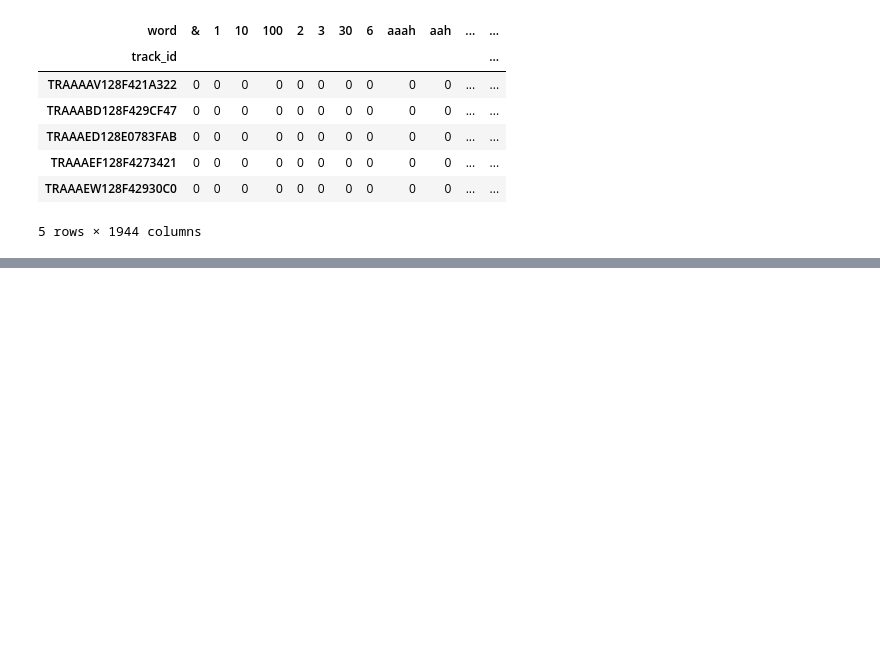
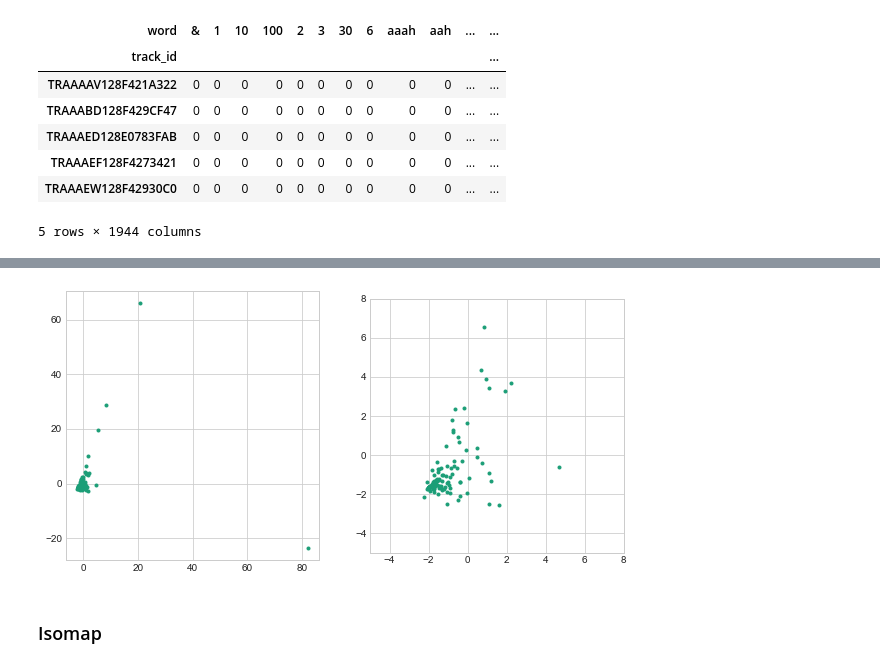
Before and after one commit to pylablanche/MillionSong, a Jupyter notebook: BagOfWord_Analysis.ipynb, the cells around one changed output, grey strips where cells are left out. Drawn from its saved outputs; the diff is of its cells as text; code cells hidden in the pictures; blank space fills up the shorter version.

```diff
--- a/BagOfWord_Analysis.ipynb
+++ b/BagOfWord_Analysis.ipynb
@@ -136,0 +139,17 @@ sns.heatmap(lyrics_no_stopwords_mat.head(15), vmax=5.0, cmap='Blues_r', )
+# %%
+pca = PCA(n_components=2)
+lyrics_no_pca = pca.fit_transform(lyrics_no_stopwords_mat)
+
+fig, ax = plt.subplots(nrows=1, ncols=2, figsize=(10,10))
+
+ax[1].scatter(lyrics_no_pca[:,0], lyrics_no_pca[:,1], marker='.')
+ax[1].axis('scaled')
+ax[0].scatter(lyrics_no_pca[:,0], lyrics_no_pca[:,1], marker='.')
+ax[0].axis('scaled')
+
+ax[1].set_xlim(-5.0,8.0)
+ax[1].set_ylim(-5.0,8.0);
+# %% [output]
+[figure, added]
+# %% [markdown]
+### Isomap
```
Also changed, not shown: parts of 21 cells of this notebook.
